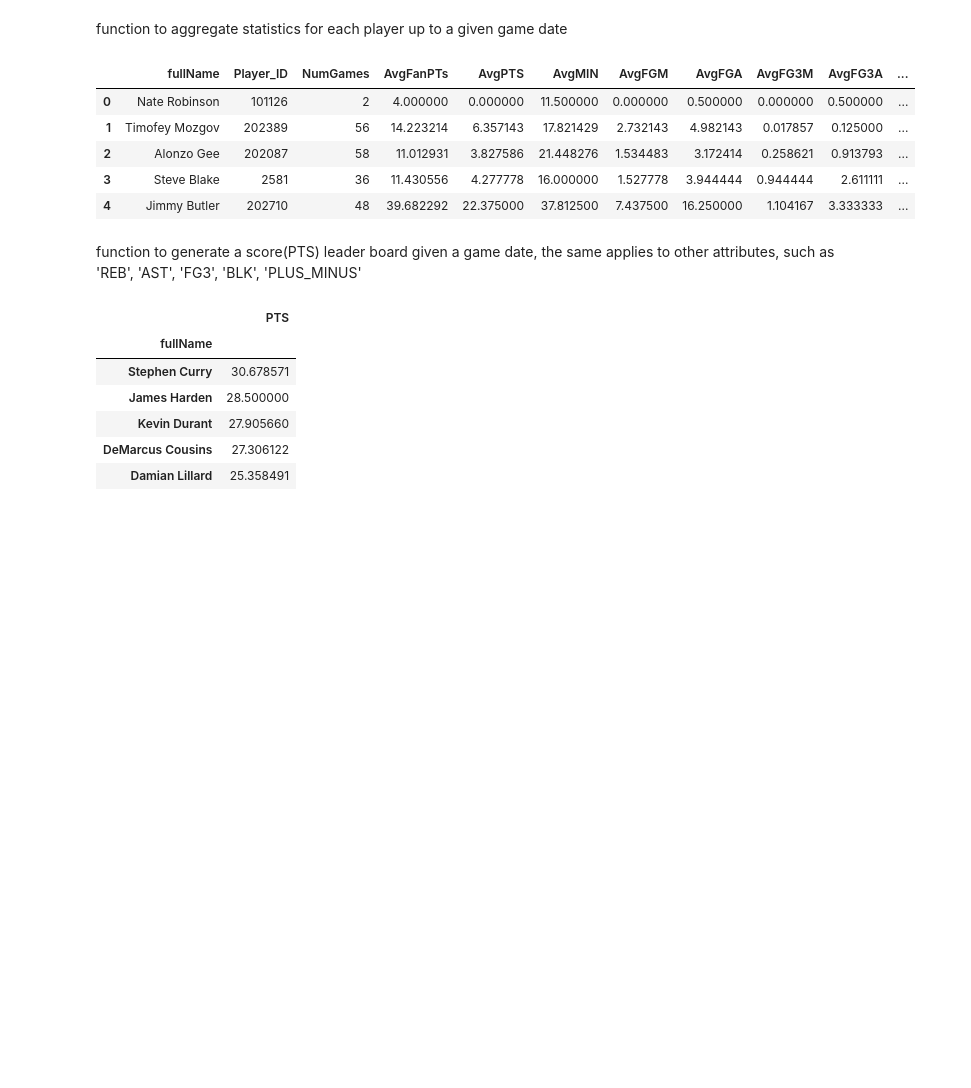
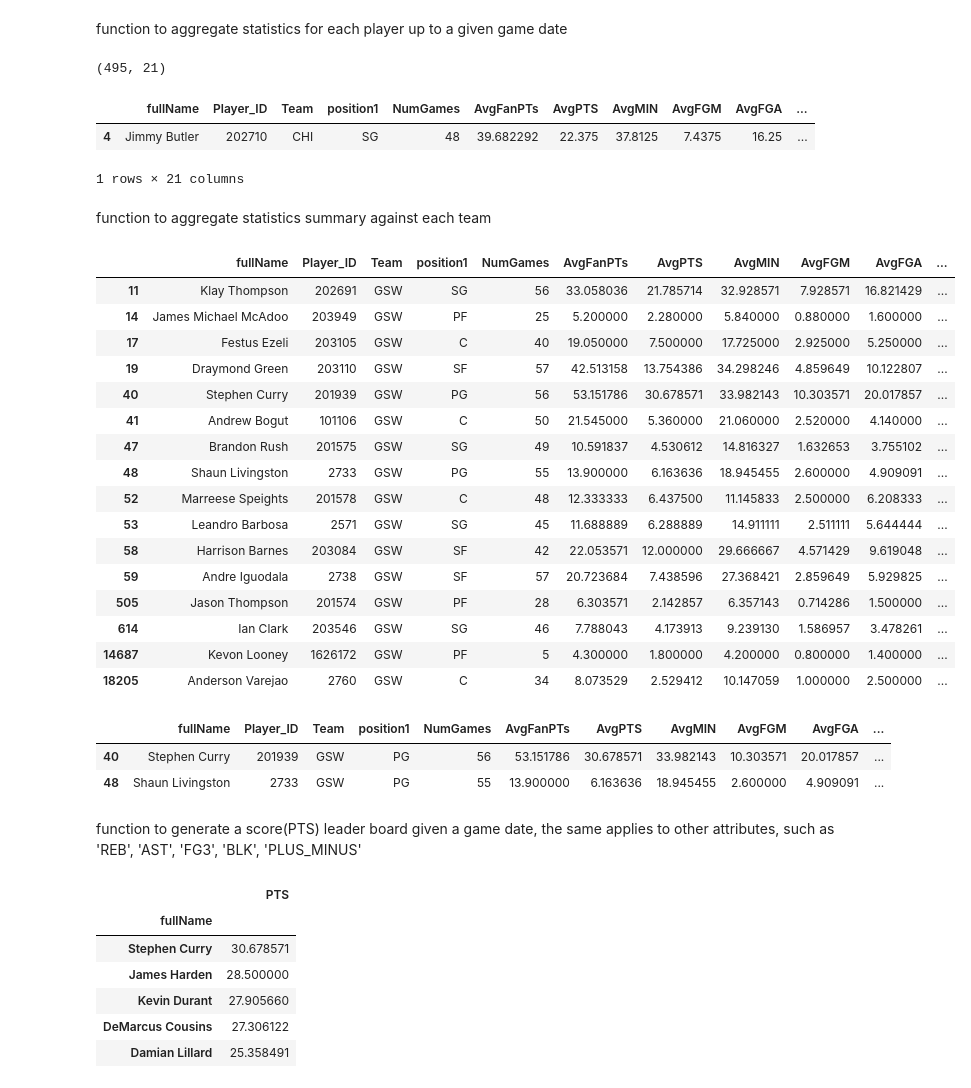
Before and after one commit to jpzhangvincent/NBAFantasySportBetting-ML-project, a Jupyter notebook: Data Munging& EDA/Exploratory Data Analysis for PlayerGameLogs.ipynb, the cells around one changed output. Saved outputs shown, nothing was run; the diff lists cells and outputs as text; code cells hidden in the pictures; blank space fills up the shorter version.

Commit message:
new functions to extract features

```diff
--- a/Data Munging& EDA/Exploratory Data Analysis for PlayerGameLogs.ipynb
+++ b/Data Munging& EDA/Exploratory Data Analysis for PlayerGameLogs.ipynb
@@ -60,3 +70,10 @@ def aggr_stats(date):
 
     return(Newdf)
+# %%
+interest_columns = ['fullName','GAME_DATE','Player_ID','Team','position1','MIN','PTS','FGM','FGA', 'FG3M','FG3A', \
+                        'REB','AST','STL','TOV','PLUS_MINUS','DouBL','TriBL','FanPTs']
+tmp = allplayerFantasyGameLogs.ix['2015-10-27':'2015-12-29']
+
+playerID_tmp = tmp.reset_index().copy()
+tmp.grouped = playerID_tmp[interest_columns].groupby('Player_ID')
 # %%
@@ -64,12 +81,15 @@ PlayerFeaturesTable_02_29_2016 = aggr_stats('2/29/2016')
 # %%
-PlayerFeaturesTable_02_29_2016.head()
+PlayerFeaturesTable_02_29_2016.shape
 # %% [output]
-|  | fullName | Player_ID | NumGames | AvgFanPTs | AvgPTS | AvgMIN | AvgFGM | AvgFGA | AvgFG3M | AvgFG3A | ... |
-| 0 | Nate Robinson | 101126 | 2 | 4.000000 | 0.000000 | 11.500000 | 0.000000 | 0.500000 | 0.000000 | 0.500000 | ... |
-| 1 | Timofey Mozgov | 202389 | 56 | 14.223214 | 6.357143 | 17.821429 | 2.732143 | 4.982143 | 0.017857 | 0.125000 | ... |
-| 2 | Alonzo Gee | 202087 | 58 | 11.012931 | 3.827586 | 21.448276 | 1.534483 | 3.172414 | 0.258621 | 0.913793 | ... |
-| 3 | Steve Blake | 2581 | 36 | 11.430556 | 4.277778 | 16.000000 | 1.527778 | 3.944444 | 0.944444 | 2.611111 | ... |
-| 4 | Jimmy Butler | 202710 | 48 | 39.682292 | 22.375000 | 37.812500 | 7.437500 | 16.250000 | 1.104167 | 3.333333 | ... |
+(495, 21)
+# %%
+PlayerFeaturesTable_02_29_2016[PlayerFeaturesTable_02_29_2016['Player_ID']==202710]
+# %% [output]
+|  | fullName | Player_ID | Team | position1 | NumGames | AvgFanPTs | AvgPTS | AvgMIN | AvgFGM | AvgFGA | ... |
+| 4 | Jimmy Butler | 202710 | CHI | SG | 48 | 39.682292 | 22.375 | 37.8125 | 7.4375 | 16.25 | ... |
+1 rows × 21 columns
 # %%
 with open('../Data/PlayerFeaturesTable_02_29_2016.pickle', 'wb') as handle:
   pickle.dump(PlayerFeaturesTable_02_29_2016,handle)
+# %% [markdown]
+function to aggregate statistics summary against each team
@@ -75,0 +98,24 @@ with open('../Data/PlayerFeaturesTable_02_29_2016.pickle', 'wb') as handle:
+# %%
+def playersummaryByTeam(team,PlayerFeaturesTable):
+    tmp = PlayerFeaturesTable[PlayerFeaturesTable['Team']==team]
+    return tmp
+# %%
+playersummaryByTeam('GSW',PlayerFeaturesTable_02_29_2016)
+# %% [output]
+|  | fullName | Player_ID | Team | position1 | NumGames | AvgFanPTs | AvgPTS | AvgMIN | AvgFGM | AvgFGA | ... |
+| 11 | Klay Thompson | 202691 | GSW | SG | 56 | 33.058036 | 21.785714 | 32.928571 | 7.928571 | 16.821429 | ... |
+| 14 | James Michael McAdoo | 203949 | GSW | PF | 25 | 5.200000 | 2.280000 | 5.840000 | 0.880000 | 1.600000 | ... |
+| 17 | Festus Ezeli | 203105 | GSW | C | 40 | 19.050000 | 7.500000 | 17.725000 | 2.925000 | 5.250000 | ... |
+| 19 | Draymond Green | 203110 | GSW | SF | 57 | 42.513158 | 13.754386 | 34.298246 | 4.859649 | 10.122807 | ... |
+| 40 | Stephen Curry | 201939 | GSW | PG | 56 | 53.151786 | 30.678571 | 33.982143 | 10.303571 | 20.017857 | ... |
+| 41 | Andrew Bogut | 101106 | GSW | C | 50 | 21.545000 | 5.360000 | 21.060000 | 2.520000 | 4.140000 | ... |
+| 47 | Brandon Rush | 201575 | GSW | SG | 49 | 10.591837 | 4.530612 | 14.816327 | 1.632653 | 3.755102 | ... |
+| 48 | Shaun Livingston | 2733 | GSW | PG | 55 | 13.900000 | 6.163636 | 18.945455 | 2.600000 | 4.909091 | ... |
+| 52 | Marreese Speights | 201578 | GSW | C | 48 | 12.333333 | 6.437500 | 11.145833 | 2.500000 | 6.208333 | ... |
+| 53 | Leandro Barbosa | 2571 | GSW | SG | 45 | 11.688889 | 6.288889 | 14.911111 | 2.511111 | 5.644444 | ... |
+| 58 | Harrison Barnes | 203084 | GSW | SF | 42 | 22.053571 | 12.000000 | 29.666667 | 4.571429 | 9.619048 | ... |
+| 59 | Andre Iguodala | 2738 | GSW | SF | 57 | 20.723684 | 7.438596 | 27.368421 | 2.859649 | 5.929825 | ... |
+| 505 | Jason Thompson | 201574 | GSW | PF | 28 | 6.303571 | 2.142857 | 6.357143 | 0.714286 | 1.500000 | ... |
+| 614 | Ian Clark | 203546 | GSW | SG | 46 | 7.788043 | 4.173913 | 9.239130 | 1.586957 | 3.478261 | ... |
+| 14687 | Kevon Looney | 1626172 | GSW | PF | 5 | 4.300000 | 1.800000 | 4.200000 | 0.800000 | 1.400000 | ... |
+| 18205 | Anderson Varejao | 2760 | GSW | C | 34 | 8.073529 | 2.529412 | 10.147059 | 1.000000 | 2.500000 | ... |
@@ -76,3 +126,9 @@ with open('../Data/PlayerFeaturesTable_02_29_2016.pickle', 'wb') as handle:
+# %%
+PlayerFeaturesTable_02_29_2016[(PlayerFeaturesTable_02_29_2016['Team']=='GSW') & (PlayerFeaturesTable_02_29_2016['position1']=='PG') ]
+# %% [output]
+|  | fullName | Player_ID | Team | position1 | NumGames | AvgFanPTs | AvgPTS | AvgMIN | AvgFGM | AvgFGA | ... |
+| 40 | Stephen Curry | 201939 | GSW | PG | 56 | 53.151786 | 30.678571 | 33.982143 | 10.303571 | 20.017857 | ... |
+| 48 | Shaun Livingston | 2733 | GSW | PG | 55 | 13.900000 | 6.163636 | 18.945455 | 2.600000 | 4.909091 | ... |
 # %% [markdown]
 function to generate a score(PTS) leader board given a game date, the same applies to other
 attributes, such as 'REB', 'AST', 'FG3', 'BLK', 'PLUS_MINUS'
```
Also changed, not shown: parts of 25 cells of this notebook, 1 other file.
